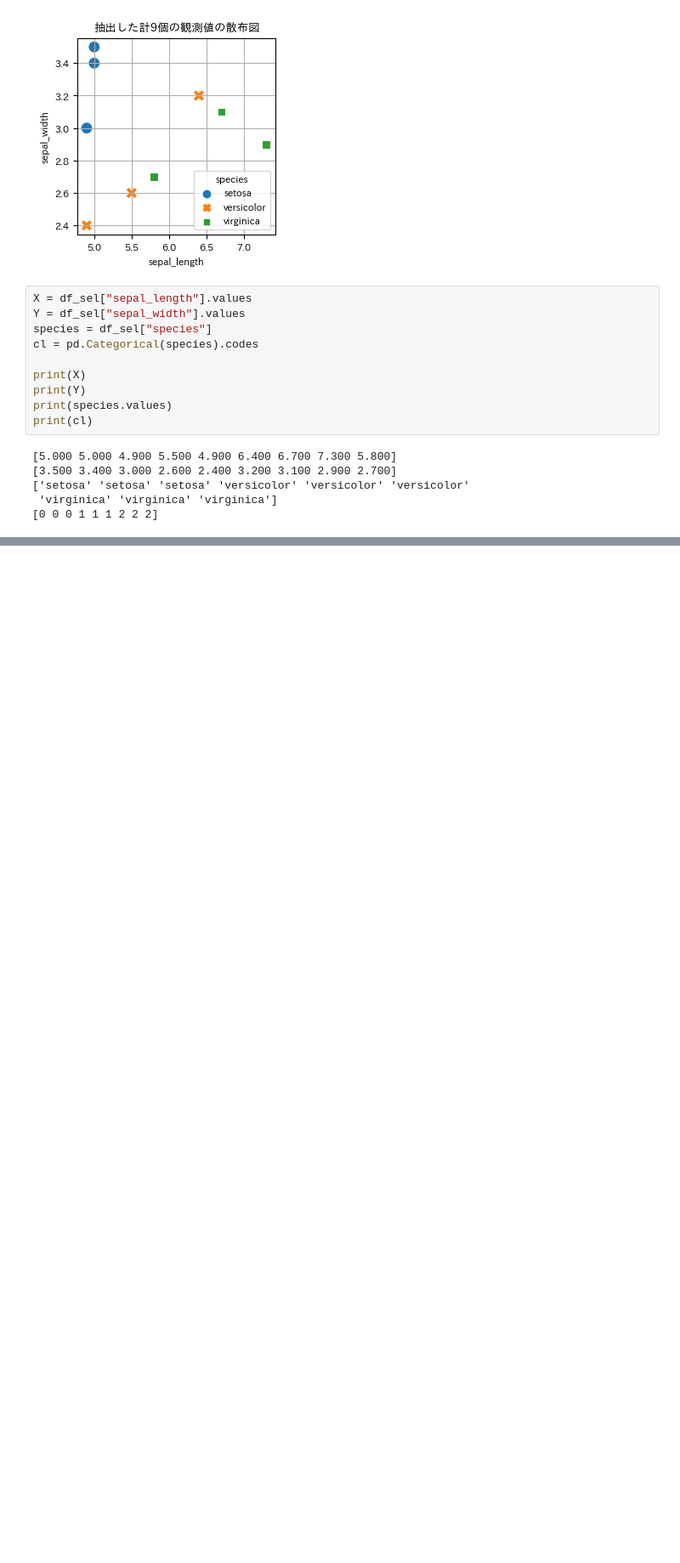
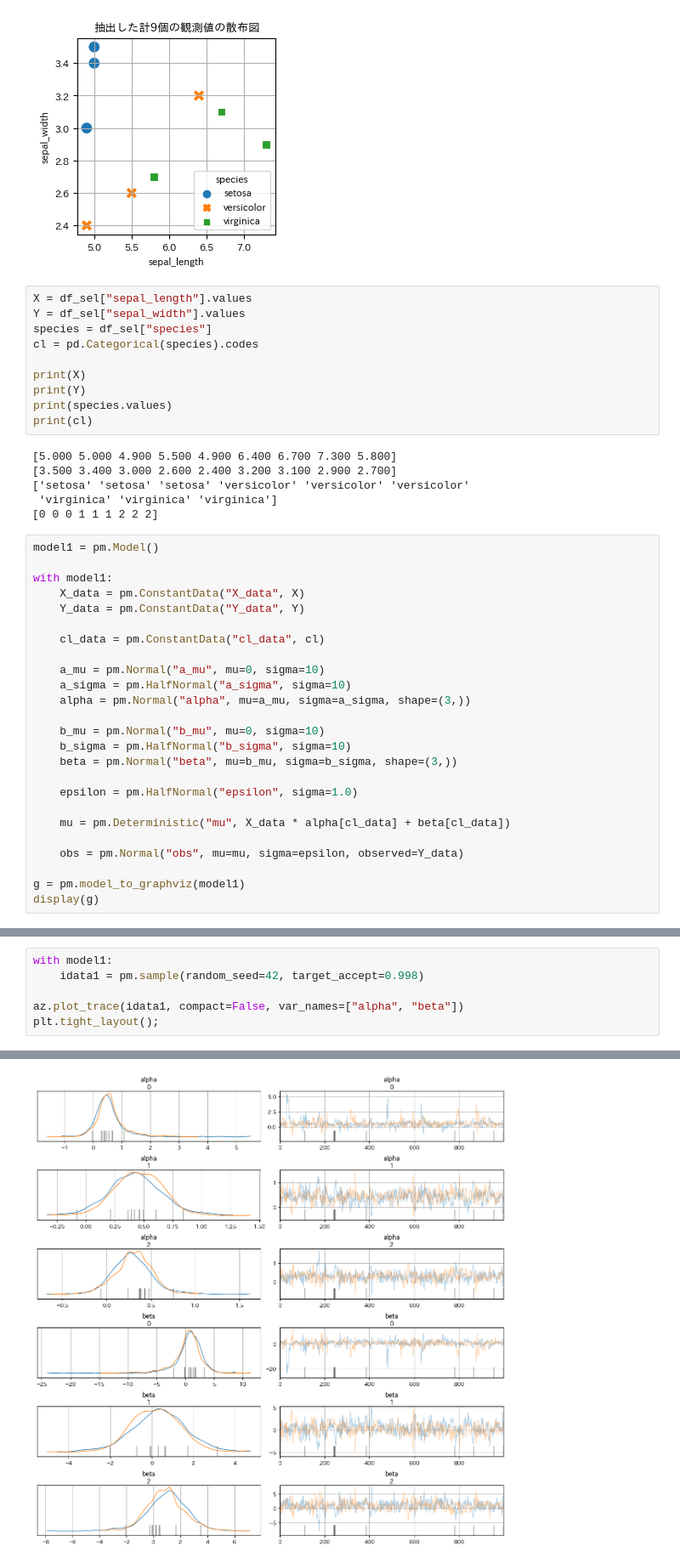
Before and after one commit to makkimaki/python-bayes-intro, a Jupyter notebook: すらすらベイズ写経_2.ipynb, the cells around one changed output, grey strips where cells are left out. Shown at 85% size. Cells and saved outputs as stored; diff of their text form; blank space fills up the shorter version.

```diff
--- a/すらすらベイズ写経_2.ipynb
+++ b/すらすらベイズ写経_2.ipynb
@@ -437,3 +448,28 @@ print(cl)
 ['setosa' 'setosa' 'setosa' 'versicolor' 'versicolor' 'versicolor'
  'virginica' 'virginica' 'virginica']
 [0 0 0 1 1 1 2 2 2]
+# %%
+model1 = pm.Model()
+
+with model1:
+    X_data = pm.ConstantData("X_data", X)
+    Y_data = pm.ConstantData("Y_data", Y)
+
+    cl_data = pm.ConstantData("cl_data", cl)
+
+    a_mu = pm.Normal("a_mu", mu=0, sigma=10)
+    a_sigma = pm.HalfNormal("a_sigma", sigma=10)
+    alpha = pm.Normal("alpha", mu=a_mu, sigma=a_sigma, shape=(3,))
+
+    b_mu = pm.Normal("b_mu", mu=0, sigma=10)
+    b_sigma = pm.HalfNormal("b_sigma", sigma=10)
+    beta = pm.Normal("beta", mu=b_mu, sigma=b_sigma, shape=(3,))
+
+    epsilon = pm.HalfNormal("epsilon", sigma=1.0)
+
+    mu = pm.Deterministic("mu", X_data * alpha[cl_data] + beta[cl_data])
+
+    obs = pm.Normal("obs", mu=mu, sigma=epsilon, observed=Y_data)
+
+g = pm.model_to_graphviz(model1)
+display(g)
@@ -439,0 +478,7 @@ print(cl)
+# %%
+with model1:
+    idata1 = pm.sample(random_seed=42, target_accept=0.998)
+
+az.plot_trace(idata1, compact=False, var_names=["alpha", "beta"])
+plt.tight_layout();
+# %% [output]
@@ -439,0 +487 @@ print(cl)
+[figure, added]
```
Also changed, not shown: parts of 27 cells of this notebook.
